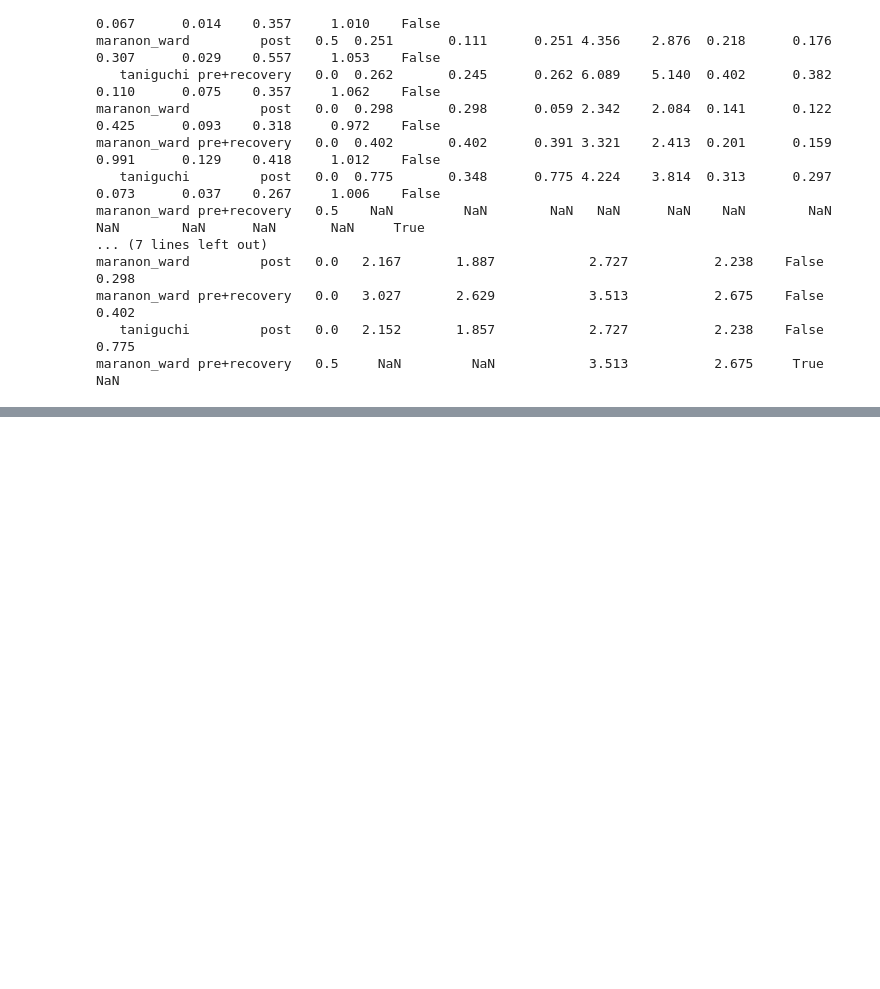
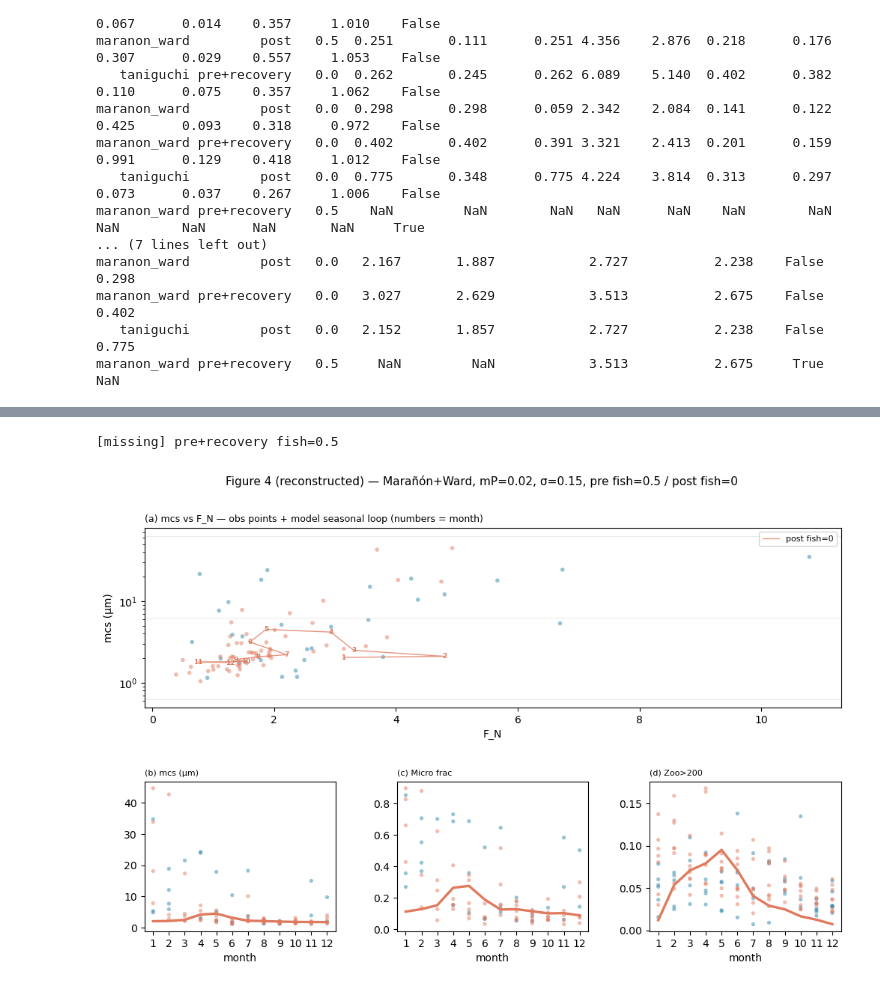
Before and after one commit to ben1post/SSMCariaco, a Jupyter notebook: plots/DynamicalForcing.ipynb, the cells around one changed output, grey strips where cells are left out. Saved outputs shown, nothing was run; the diff lists cells and outputs as text; code cells hidden in the pictures; blank space fills up the shorter version.

```diff
--- a/plots/DynamicalForcing.ipynb
+++ b/plots/DynamicalForcing.ipynb
@@ -602,0 +669,48 @@ print("\n", res.fish_effect().round(3).to_string(index=False))
+# %%
+import numpy as np, pandas as pd, matplotlib.pyplot as plt, seasonal_scan_harness as ssh
+from cariaco_obs import DEFAULT_CSV_PATH
+res = ssh.load_results('seasonal_scan_optimize.pkl')   # or 'seasonal_scan_tune.pkl' if that one's gone
+
+WANT = {'mP':0.02, 'sigma_log':0.15, 'm_Z':0.1}        # all the Fig-4 defaults; checked only if present
+ERAS = [('pre+recovery', 0.5, '#2E86AB'), ('post', 0.0, '#E07A5F')]
+def rec(g, f):
+    for r in res.records:
+        if r['construct']!='maranon_ward' or r['group']!=g or abs(r['fish']-f)>1e-9 or r.get('has_nan'):
+            continue
+        if all(abs(r[k]-v)<1e-9 for k,v in WANT.items() if k in r):
+            return r
+    print(f"[missing] {g} fish={f}"); return None
+RECS = {g: rec(g,f) for g,f,_ in ERAS}
+
+GEOM=np.array([0.63,6.3,63.0]); binc=['pico_mmolN','nano_mmolN','micro_mmolN']; FN='FN_mmolN_m2_d'
+o=pd.read_csv(DEFAULT_CSV_PATH,parse_dates=['date'])
+o['era3']=o['date'].dt.year.map(lambda y:'pre' if y<2005 else('post' if y<2014 else 'recovery')); o['mo']=o['date'].dt.month
+GE={'pre+recovery':['pre','recovery'],'post':['post']}
+def edf(g):
+    e=o[o['era3'].isin(GE[g])].copy(); fb=e.dropna(subset=binc); tot=fb[binc].sum(1).values; fr=fb[binc].values/tot[:,None]
+    e.loc[fb.index,'mcs']=10**(fr@np.log10(GEOM)); e.loc[fb.index,'micro']=fr[:,2]; return e
+
+fig=plt.figure(figsize=(12,7)); gs=fig.add_gridspec(2,3,height_ratios=[1.2,1],hspace=0.45,wspace=0.32)
+axa=fig.add_subplot(gs[0,:])
+for g,f,c in ERAS:
+    e=edf(g); axa.scatter(e[FN],e['mcs'],s=16,c=c,alpha=0.5,edgecolors='none')
+    r=RECS[g]
+    if r is not None:
+        fn=res.forcings[g]['fn']; axa.plot(fn,r['clim_mcs'],'-',color=c,lw=1.0,alpha=0.8,label=f'{g} fish={f:g}')
+        for mi,(x,y) in enumerate(zip(fn,r['clim_mcs'])): axa.annotate(str(mi+1),(x,y),fontsize=6.5,color=c,ha='center',va='center',weight='bold')
+for bg in GEOM: axa.axhline(bg,color='0.9',lw=0.6)
+axa.set_yscale('log'); axa.set_xlabel('F_N'); axa.set_ylabel('mcs (µm)'); axa.legend(fontsize=8)
+axa.set_title('(a) mcs vs F_N — obs points + model seasonal loop (numbers = month)',loc='left',fontsize=9)
+for j,(k,col,lab) in enumerate([('mcs','mcs','mcs (µm)'),('micro','micro','Micro frac'),('Z200','zoo_gt200_mmolN','Zoo>200')]):
+    ax=fig.add_subplot(gs[1,j])
+    for g,f,c in ERAS:
+        e=edf(g)
+        if col in e.columns: ax.scatter(e['mo'],e[col],s=14,c=c,alpha=0.5,edgecolors='none')
+        r=RECS[g]
+        if r is not None: ax.plot(range(1,13),r['clim_'+k],'-',color=c,lw=2.4,zorder=5)
+    ax.set_xticks(range(1,13)); ax.set_xlabel('month'); ax.set_title(f'({"bcd"[j]}) {lab}',loc='left',fontsize=8)
+fig.suptitle('Figure 4 (reconstructed) — Marañón+Ward, mP=0.02, σ=0.15, pre fish=0.5 / post fish=0',fontsize=11)
+fig.tight_layout(); plt.show()
+# %% [output]
+[missing] pre+recovery fish=0.5
+[figure, added]
```
Also changed, not shown: parts of 8 cells of this notebook, 7 other files.
